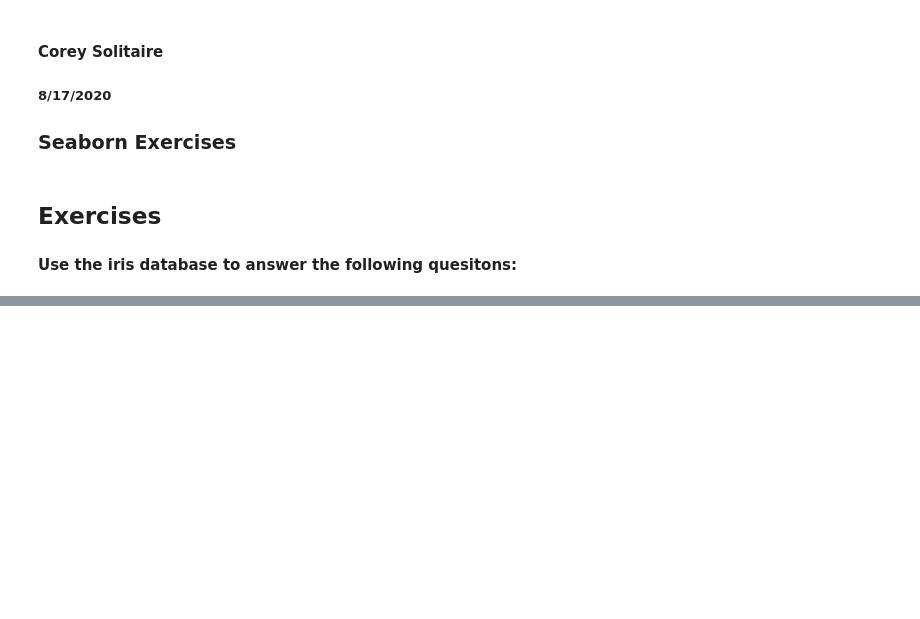
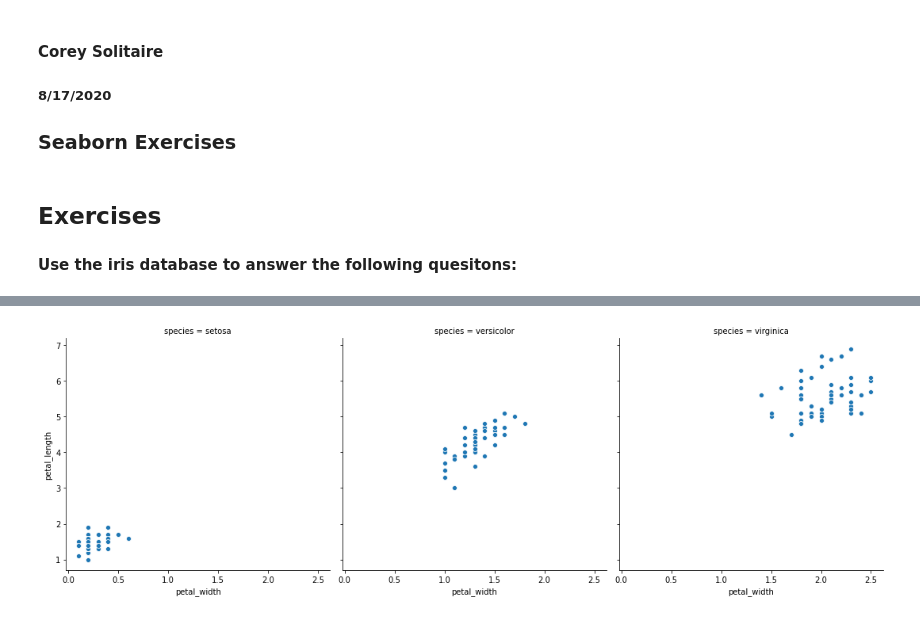
Before and after one commit to CSolitaire/numpy-pandas-visualization-exercises, a Jupyter notebook: seaborn_exercises.ipynb, the cells around one changed output, grey strips where cells are left out. Cells and saved outputs as stored; diff of their text form; code cells hidden in the pictures; blank space fills up the shorter version.

```diff
--- a/seaborn_exercises.ipynb
+++ b/seaborn_exercises.ipynb
@@ -19,0 +47,5 @@ import seaborn as sns
+# %%
+sns.relplot(x = 'petal_width', y = 'petal_length', col = 'species', data = iris,)
+plt.show()
+# %% [output]
+[figure, added]
```
Also changed, not shown: parts of 23 cells of this notebook.
